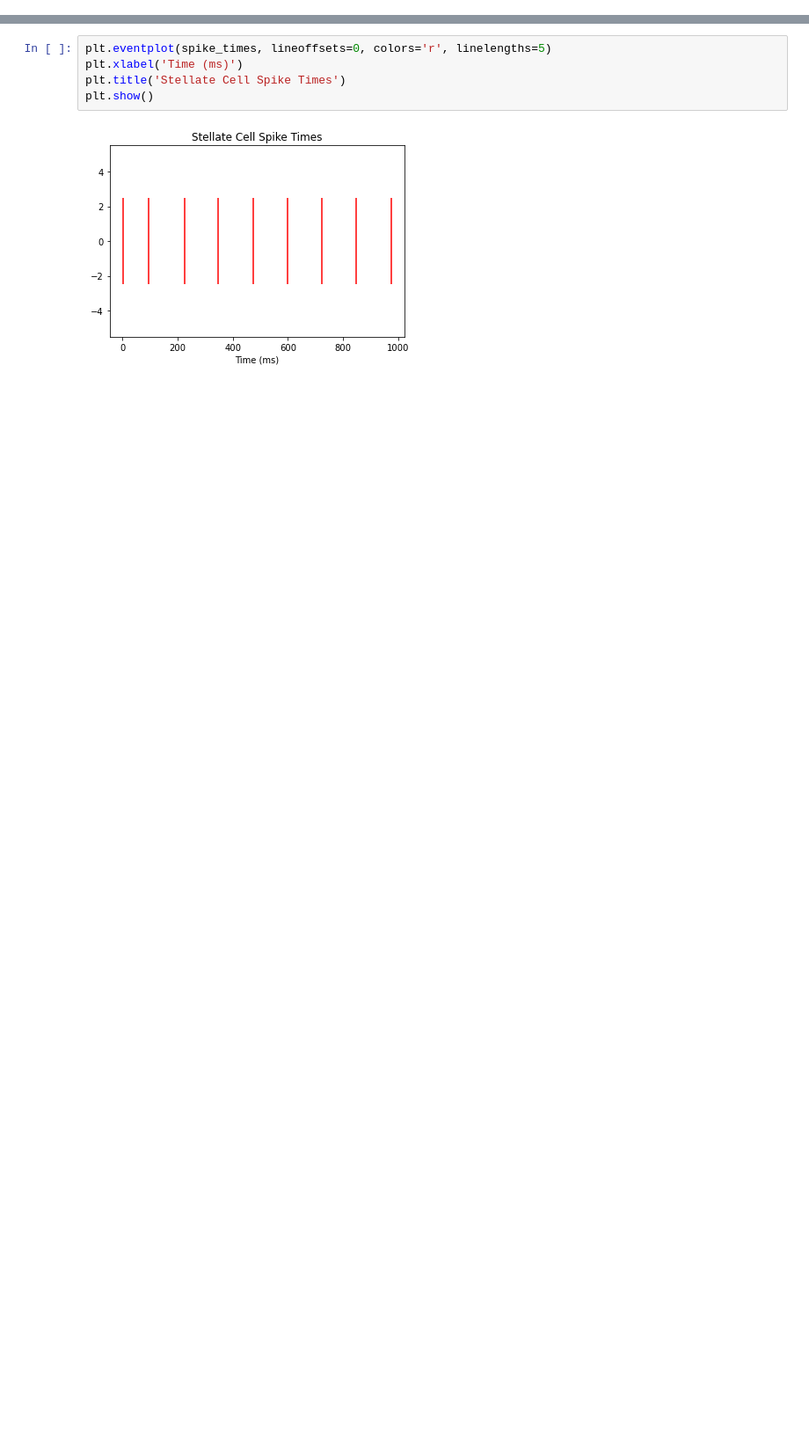
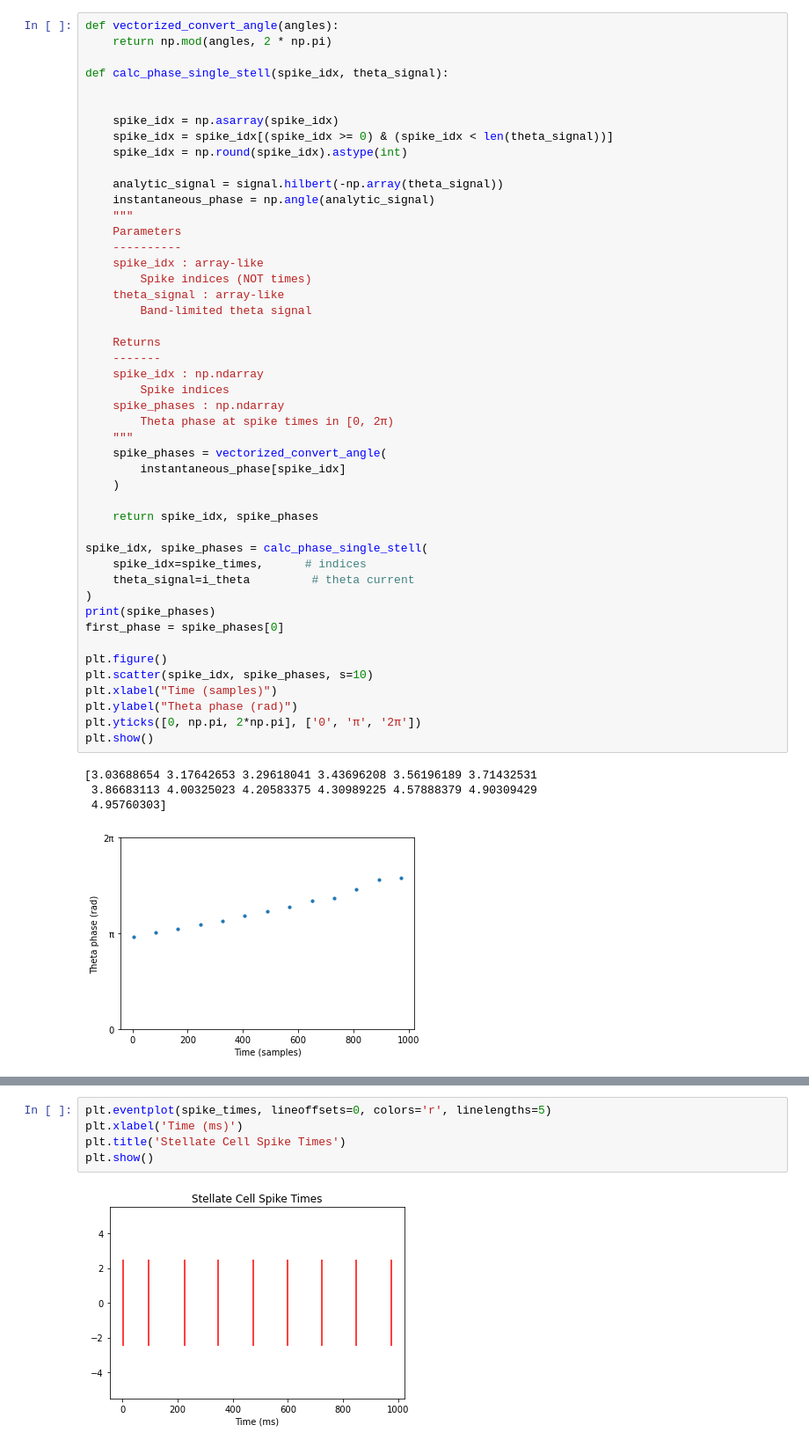
Before and after one commit to tiny-infinity/GridCellsTheta, a Jupyter notebook: amitabha_bose.ipynb, the cells around one changed output, grey strips where cells are left out. Shown at 88% size. Cells and saved outputs as stored; diff of their text form; blank space fills up the shorter version.

Commit message:
AB model phase precession?

```diff
--- a/amitabha_bose.ipynb
+++ b/amitabha_bose.ipynb
@@ -97,0 +103,52 @@ plt.show()
+# %%
+def vectorized_convert_angle(angles):
+    return np.mod(angles, 2 * np.pi)
+
+def calc_phase_single_stell(spike_idx, theta_signal):
+
+
+    spike_idx = np.asarray(spike_idx)
+    spike_idx = spike_idx[(spike_idx >= 0) & (spike_idx < len(theta_signal))]
+    spike_idx = np.round(spike_idx).astype(int)
+
+    analytic_signal = signal.hilbert(-np.array(theta_signal))
+    instantaneous_phase = np.angle(analytic_signal)
+    """
+    Parameters
+    ----------
+    spike_idx : array-like
+        Spike indices (NOT times)
+    theta_signal : array-like
+        Band-limited theta signal
+
+    Returns
+    -------
+    spike_idx : np.ndarray
+        Spike indices
+    spike_phases : np.ndarray
+        Theta phase at spike times in [0, 2π)
+    """
+    spike_phases = vectorized_convert_angle(
+        instantaneous_phase[spike_idx]
+    )
+
+    return spike_idx, spike_phases
+
+spike_idx, spike_phases = calc_phase_single_stell(
+    spike_idx=spike_times,      # indices
+    theta_signal=i_theta         # theta current
+)
+print(spike_phases)
+first_phase = spike_phases[0]
+
+plt.figure()
+plt.scatter(spike_idx, spike_phases, s=10)
+plt.xlabel("Time (samples)")
+plt.ylabel("Theta phase (rad)")
+plt.yticks([0, np.pi, 2*np.pi], ['0', 'π', '2π'])
+plt.show()
+# %% [output]
+[3.03688654 3.17642653 3.29618041 3.43696208 3.56196189 3.71432531
+ 3.86683113 4.00325023 4.20583375 4.30989225 4.57888379 4.90309429
+ 4.95760303]
+[figure, added]
```
Also changed, not shown: parts of 9 cells of this notebook, 1 other file.
